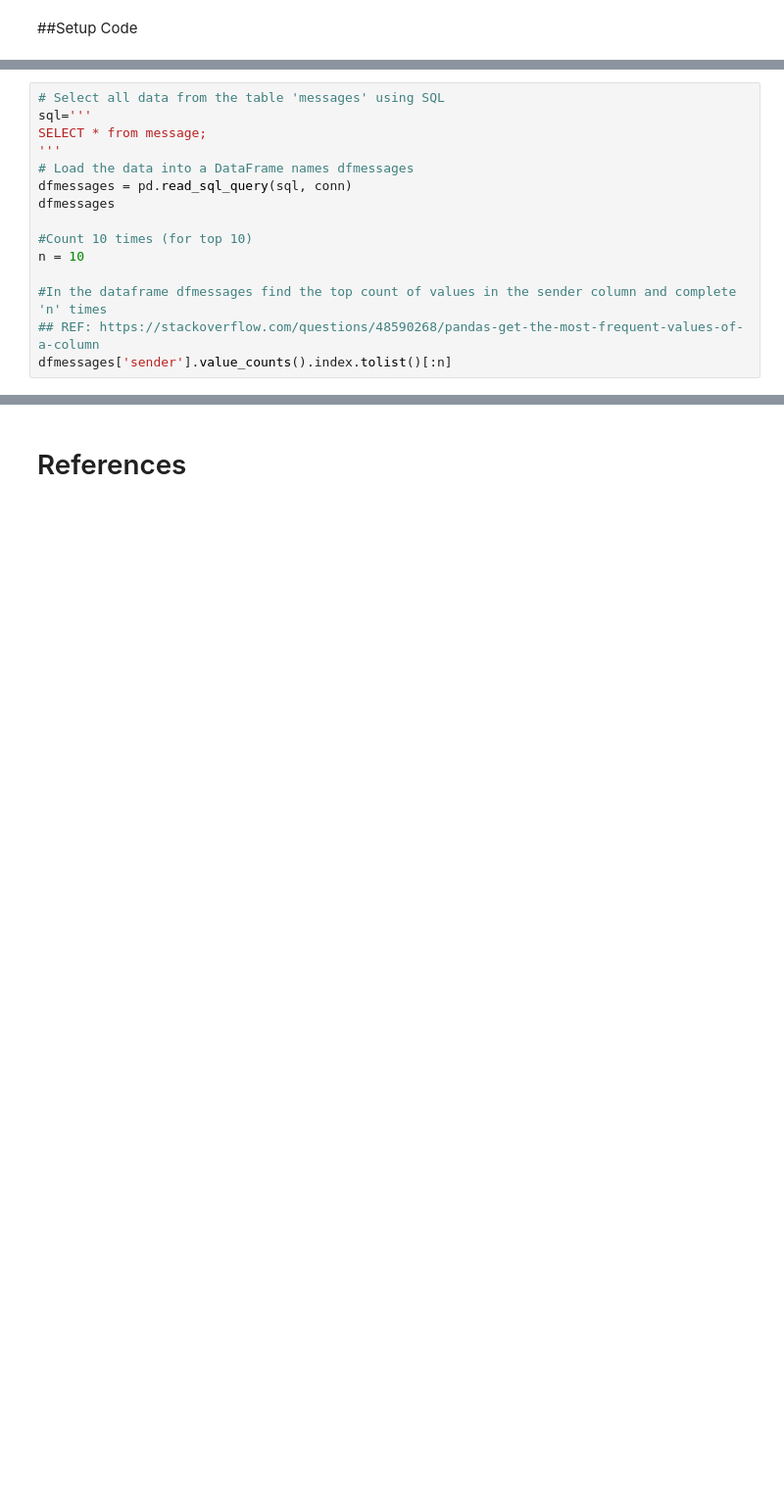
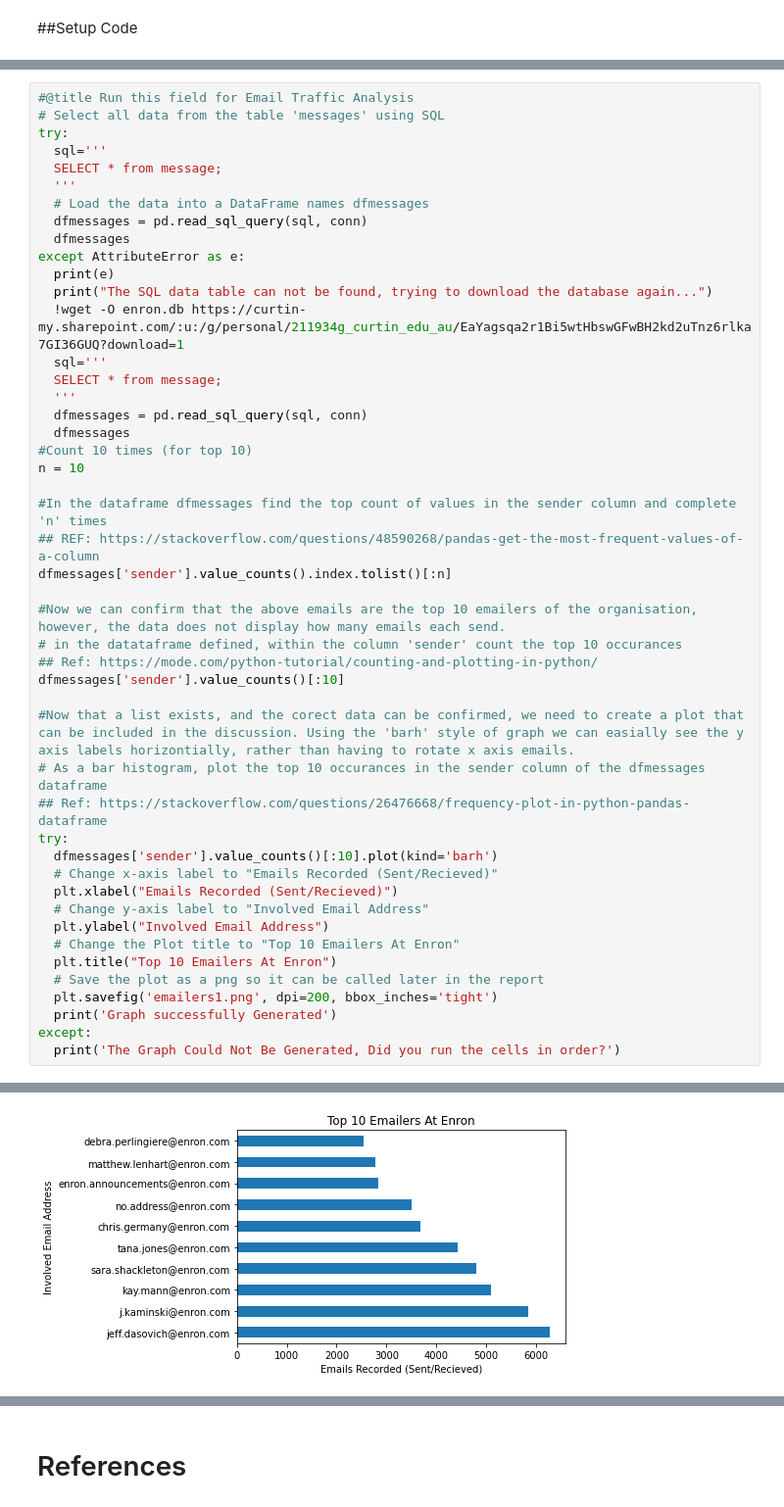
Before and after one commit to Toms201/Enron-Dataset-Analysis-ISYS2001-, a Jupyter notebook: ISYS2001_Assignment_Two.ipynb, the cells around one changed output, grey strips where cells are left out. Shown: that part at 98% size. Cells and saved outputs as stored; diff of their text form; blank space fills up the shorter version.

```diff
--- a/ISYS2001_Assignment_Two.ipynb
+++ b/ISYS2001_Assignment_Two.ipynb
@@ -115,16 +155,48 @@ For this I decided to use Pandas to load the data into a dataframe
 # %%
+#@title Run this field for Email Traffic Analysis
 # Select all data from the table 'messages' using SQL
-sql='''
-SELECT * from message;
-'''
-# Load the data into a DataFrame names dfmessages
-dfmessages = pd.read_sql_query(sql, conn)
-dfmessages
-
+try:
+  sql='''
+  SELECT * from message;
+  '''
+  # Load the data into a DataFrame names dfmessages
+  dfmessages = pd.read_sql_query(sql, conn)
+  dfmessages
+except AttributeError as e:
+  print(e)
+  print("The SQL data table can not be found, trying to download the database again...")
+  !wget -O enron.db https://curtin-my.sharepoint.com/:u:/g/personal/211934g_curtin_edu_au/EaYagsqa2r1Bi5wtHbswGFwBH2kd2uTnz6rlka7GI36GUQ?download=1
+  sql='''
+  SELECT * from message;
+  '''
+  dfmessages = pd.read_sql_query(sql, conn)
+  dfmessages
 #Count 10 times (for top 10)
 n = 10
 
 #In the dataframe dfmessages find the top count of values in the sender column and complete 'n' times
 ## REF: https://stackoverflow.com/questions/48590268/pandas-get-the-most-frequent-values-of-a-column
 dfmessages['sender'].value_counts().index.tolist()[:n]
+
+#Now we can confirm that the above emails are the top 10 emailers of the organisation, however, the data does not display how many emails each send.
+# in the datataframe defined, within the column 'sender' count the top 10 occurances
+## Ref: https://mode.com/python-tutorial/counting-and-plotting-in-python/
+dfmessages['sender'].value_counts()[:10]
+
+#Now that a list exists, and the corect data can be confirmed, we need to create a plot that can be included in the discussion. Using the 'barh' style of graph we can easially see the y axis labels horizontially, rather than having to rotate x axis emails.
+# As a bar histogram, plot the top 10 occurances in the sender column of the dfmessages dataframe
+## Ref: https://stackoverflow.com/questions/26476668/frequency-plot-in-python-pandas-dataframe
+try:
+  dfmessages['sender'].value_counts()[:10].plot(kind='barh')
+  # Change x-axis label to "Emails Recorded (Sent/Recieved)"
+  plt.xlabel("Emails Recorded (Sent/Recieved)")
+  # Change y-axis label to "Involved Email Address"
+  plt.ylabel("Involved Email Address")
+  # Change the Plot title to "Top 10 Emailers At Enron"
+  plt.title("Top 10 Emailers At Enron")
+  # Save the plot as a png so it can be called later in the report
+  plt.savefig('emailers1.png', dpi=200, bbox_inches='tight')
+  print('Graph successfully Generated')
+except:
+  print('The Graph Could Not Be Generated, Did you run the cells in order?')
 # %% [output]
@@ -140,0 +204 @@ dfmessages['sender'].value_counts().index.tolist()[:n]
+[figure, added]
```
Also changed, not shown: parts of 39 cells of this notebook.
